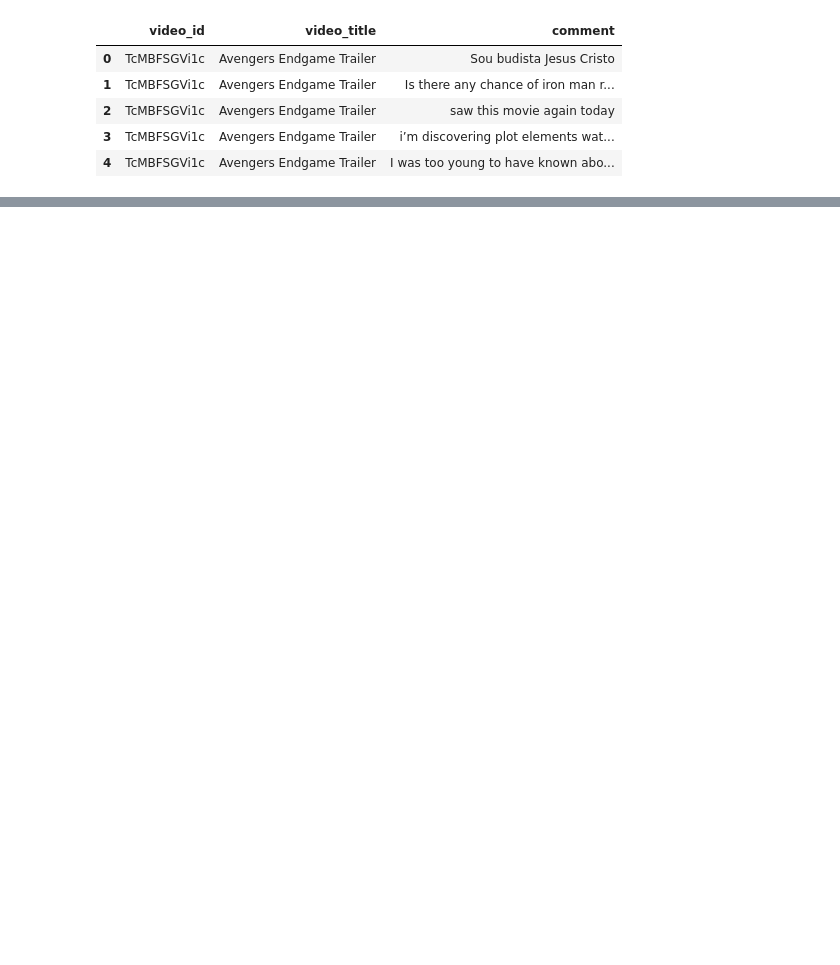
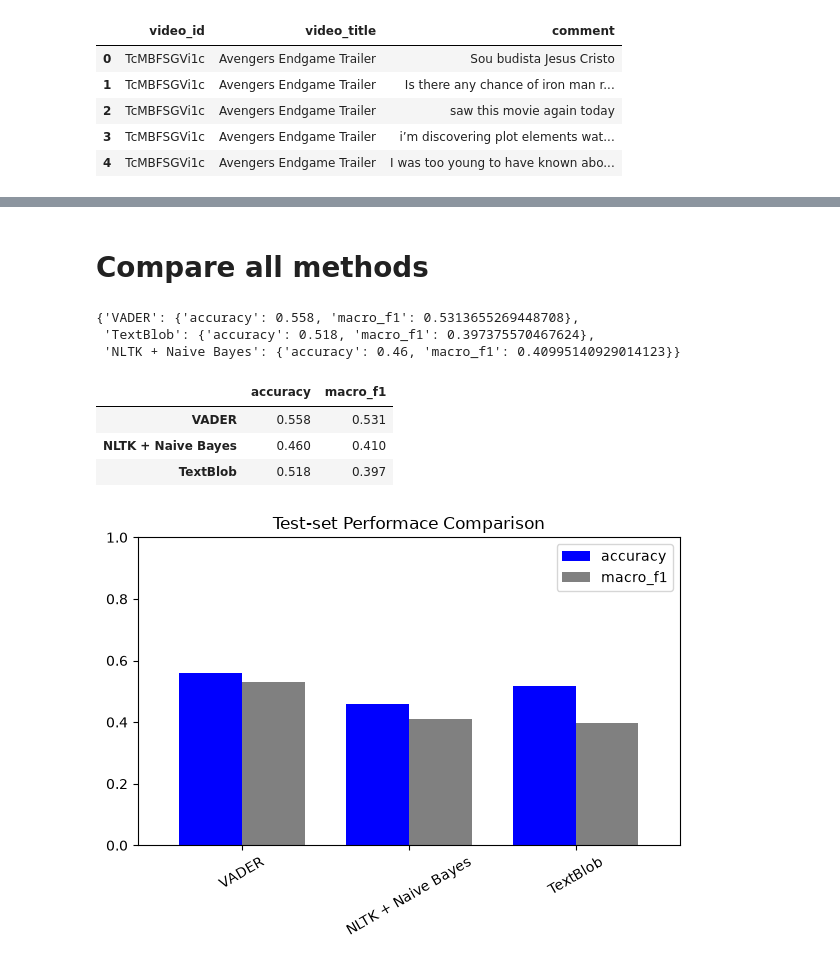
Before and after one commit to Kezelle/Milestone-4---Movie-Trailer-Sentiment-Analysis, a Jupyter notebook: testing_ko.ipynb, the cells around one changed output, grey strips where cells are left out. Cells and saved outputs as stored; diff of their text form; code cells hidden in the pictures; blank space fills up the shorter version.

```diff
--- a/testing_ko.ipynb
+++ b/testing_ko.ipynb
@@ -174,0 +644,23 @@ df[['text', 'clean']].sample(5)
+# %% [markdown]
+# Compare all methods
+# %%
+results
+# %% [output]
+{'VADER': {'accuracy': 0.558, 'macro_f1': 0.5313655269448708},
+ 'TextBlob': {'accuracy': 0.518, 'macro_f1': 0.397375570467624},
+ 'NLTK + Naive Bayes': {'accuracy': 0.46, 'macro_f1': 0.40995140929014123}}
+# %%
+summary = pd.DataFrame(results).T.sort_values("macro_f1", ascending=False).round(3)
+summary
+# %% [output]
+|  | accuracy | macro_f1 |
+| VADER | 0.558 | 0.531 |
+| NLTK + Naive Bayes | 0.460 | 0.410 |
+| TextBlob | 0.518 | 0.397 |
+# %%
+summary.plot.bar(figsize=(7,4), rot=30, width=0.75, color=['blue', 'gray'])
+plt.title("Test-set Performace Comparison")
+plt.ylim(0,1)
+plt.show()
+# %% [output]
+[figure, added]
```
Also changed, not shown: parts of 63 cells of this notebook, 3 other files.
